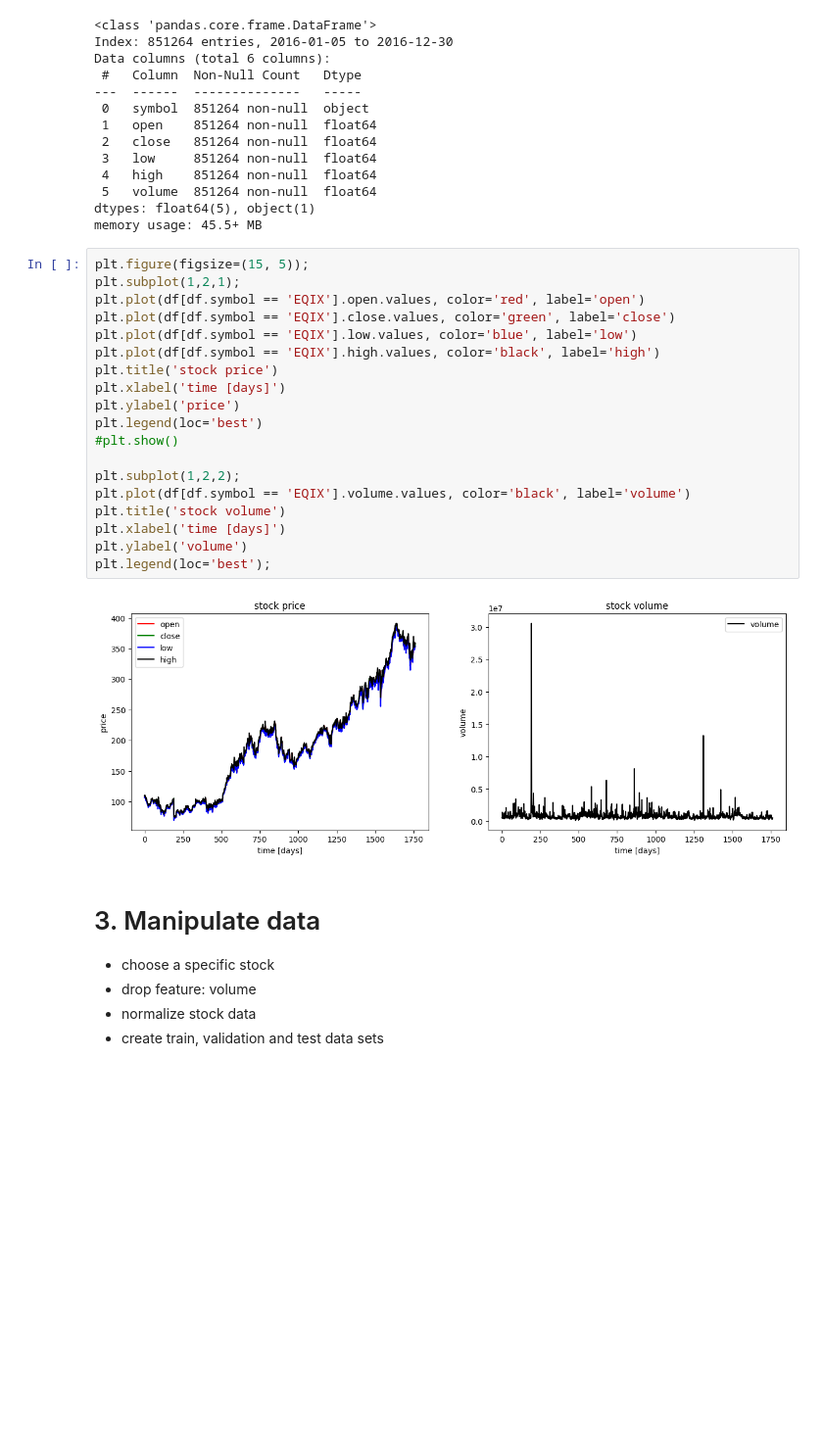
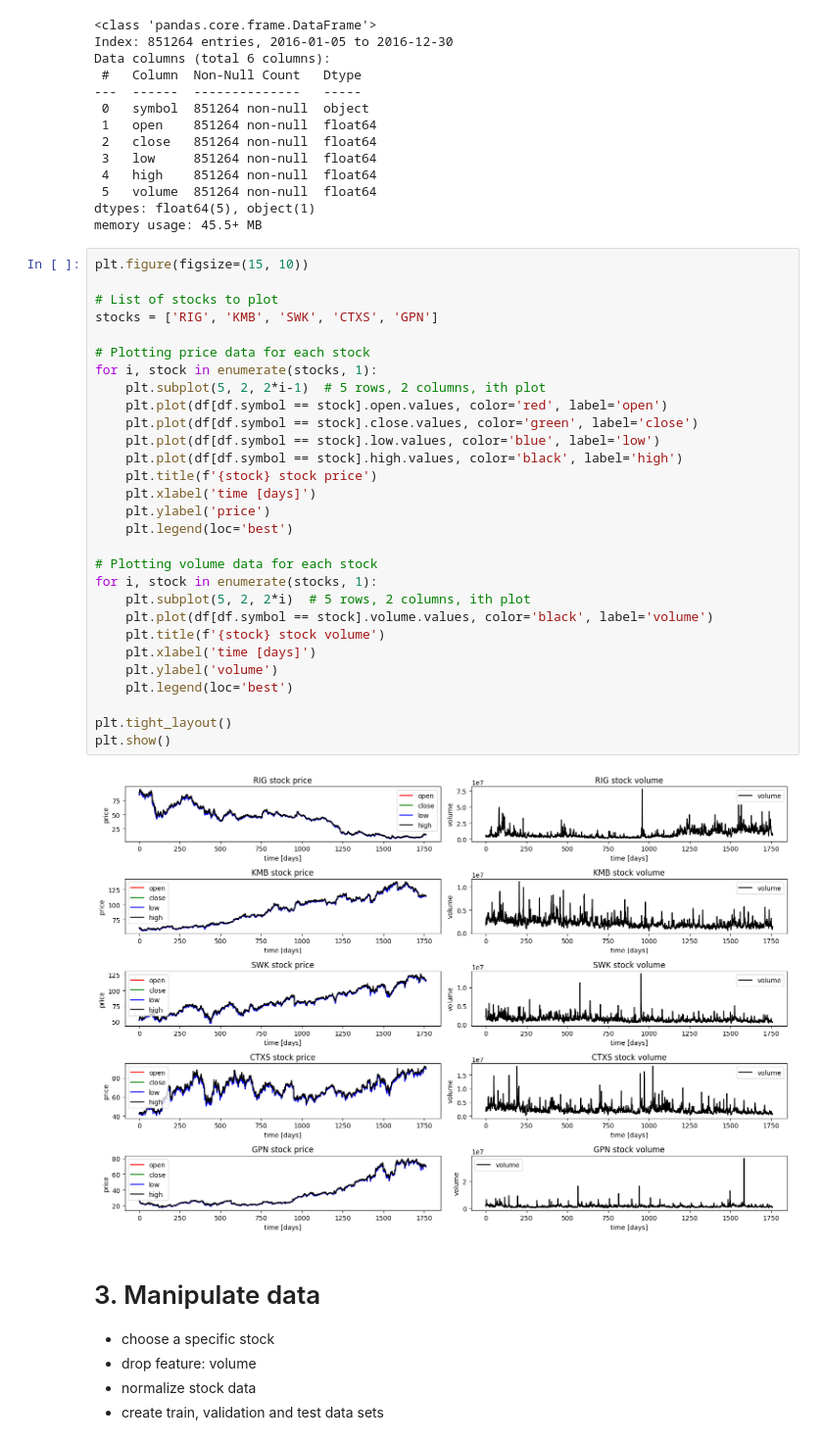
Before and after one commit to Derun-Chai/Assignment3, a Jupyter notebook: Assignment3.ipynb, the cells around one changed output. Shown at 98% size. Cells and saved outputs as stored; diff of their text form; blank space fills up the shorter version.

```diff
--- a/Assignment3.ipynb
+++ b/Assignment3.ipynb
@@ -134,26 +134,36 @@ Data columns (total 6 columns):
 dtypes: float64(5), object(1)
 memory usage: 45.5+ MB
 # %%
-plt.figure(figsize=(15, 5));
-plt.subplot(1,2,1);
-plt.plot(df[df.symbol == 'EQIX'].open.values, color='red', label='open')
-plt.plot(df[df.symbol == 'EQIX'].close.values, color='green', label='close')
-plt.plot(df[df.symbol == 'EQIX'].low.values, color='blue', label='low')
-plt.plot(df[df.symbol == 'EQIX'].high.values, color='black', label='high')
-plt.title('stock price')
-plt.xlabel('time [days]')
-plt.ylabel('price')
-plt.legend(loc='best')
-#plt.show()
+plt.figure(figsize=(15, 10))
 
-plt.subplot(1,2,2);
-plt.plot(df[df.symbol == 'EQIX'].volume.values, color='black', label='volume')
-plt.title('stock volume')
-plt.xlabel('time [days]')
-plt.ylabel('volume')
-plt.legend(loc='best');
+# List of stocks to plot
+stocks = ['RIG', 'KMB', 'SWK', 'CTXS', 'GPN']
+
+# Plotting price data for each stock
+for i, stock in enumerate(stocks, 1):
+    plt.subplot(5, 2, 2*i-1)  # 5 rows, 2 columns, ith plot
+    plt.plot(df[df.symbol == stock].open.values, color='red', label='open')
+    plt.plot(df[df.symbol == stock].close.values, color='green', label='close')
+    plt.plot(df[df.symbol == stock].low.values, color='blue', label='low')
+    plt.plot(df[df.symbol == stock].high.values, color='black', label='high')
+    plt.title(f'{stock} stock price')
+    plt.xlabel('time [days]')
+    plt.ylabel('price')
+    plt.legend(loc='best')
+
+# Plotting volume data for each stock
+for i, stock in enumerate(stocks, 1):
+    plt.subplot(5, 2, 2*i)  # 5 rows, 2 columns, ith plot
+    plt.plot(df[df.symbol == stock].volume.values, color='black', label='volume')
+    plt.title(f'{stock} stock volume')
+    plt.xlabel('time [days]')
+    plt.ylabel('volume')
+    plt.legend(loc='best')
+
+plt.tight_layout()
+plt.show()
 # %% [output]
-[figure, old version]
+[figure, new version]
 # %% [markdown]
 # 3. Manipulate data <a class="anchor" id="3-bullet"></a>
 - choose a specific stock
```
Also changed, not shown: parts of 17 cells of this notebook.
